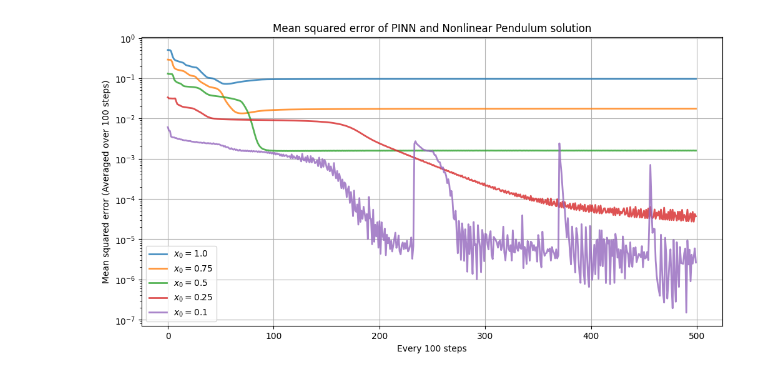
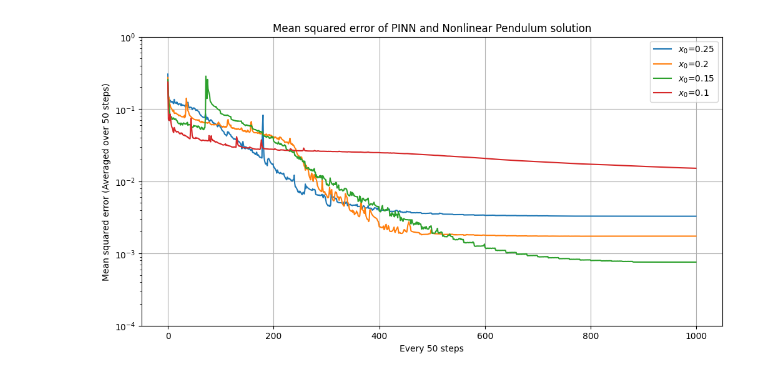
Before and after one commit to Mehdi-Haned/PINNs-Spring2025, a Jupyter notebook: SHOvsNP/comparison.ipynb, the cells around one changed output. Cells and saved outputs as stored; diff of their text form; code cells hidden in the pictures.

Commit message:
Added RMSE error

```diff
--- a/SHOvsNP/comparison.ipynb
+++ b/SHOvsNP/comparison.ipynb
@@ -9,33 +9,30 @@ def average_every_k(k, name):
     reshaped = trimmed.reshape(-1, k)
     return reshaped.mean(axis=1)
 # %%
-k = 100
+k = 50
 
-mse_1    = average_every_k(k, "data/mse_SHO_ODE_NP_DATA_1.000.npy")
-mse_0_75 = average_every_k(k, "data/mse_SHO_ODE_NP_DATA_0.750.npy")
-mse_0_5  = average_every_k(k, "data/mse_SHO_ODE_NP_DATA_0.500.npy")
-mse_0_25 = average_every_k(k, "data/mse_SHO_ODE_NP_DATA_0.250.npy")
-mse_0_1  = average_every_k(k, "data/mse_SHO_ODE_NP_DATA_0.100.npy")
-mse_0_05 = average_every_k(k, "data/mse_SHO_ODE_NP_DATA_0.050.npy")
-mse_0_01 = average_every_k(k, "data/mse_SHO_ODE_NP_DATA_0.010.npy")
+err_0_100 = average_every_k(k, "data/error_SHO_ODE_NP_DATA_0.100.npy")
+err_0_150 = average_every_k(k, "data/error_SHO_ODE_NP_DATA_0.150.npy")
+err_0_200 = average_every_k(k, "data/error_SHO_ODE_NP_DATA_0.200.npy")
+err_0_250 = average_every_k(k, "data/error_SHO_ODE_NP_DATA_0.250.npy")
 # %%
 lw = 2
 alpha = 0.8
 
 fig, ax = plt.subplots(figsize=(12, 6))
 
-ax.plot(mse_1, label="$x_0 = 1.0$", linewidth=lw, alpha=alpha)
-ax.plot(mse_0_75, label="$x_0 = 0.75$", linewidth=lw, alpha=alpha)
-ax.plot(mse_0_5, label="$x_0 = 0.5$", linewidth=lw, alpha=alpha)
-ax.plot(mse_0_25, label="$x_0 = 0.25$", linewidth=lw, alpha=alpha)
-ax.plot(mse_0_1, label="$x_0 = 0.1$", linewidth=lw, alpha=alpha)
+ax.plot(err_0_250, label="$x_0$=0.25")
+ax.plot(err_0_200, label="$x_0$=0.2")
+ax.plot(err_0_150, label="$x_0$=0.15")
+ax.plot(err_0_100, label="$x_0$=0.1")
 
 ax.set_title("Mean squared error of PINN and Nonlinear Pendulum solution")
 ax.set_xlabel(f"Every {k} steps")
 ax.set_ylabel(f"Mean squared error (Averaged over {k} steps)")
 ax.set_yscale('log')
 ax.legend()
 ax.grid()
+ax.set_ylim(1e-4, 1e0)
 plt.show()
 # %% [output]
-[figure, old version]
+[figure, new version]
```
Also changed, not shown: 19 other files.
